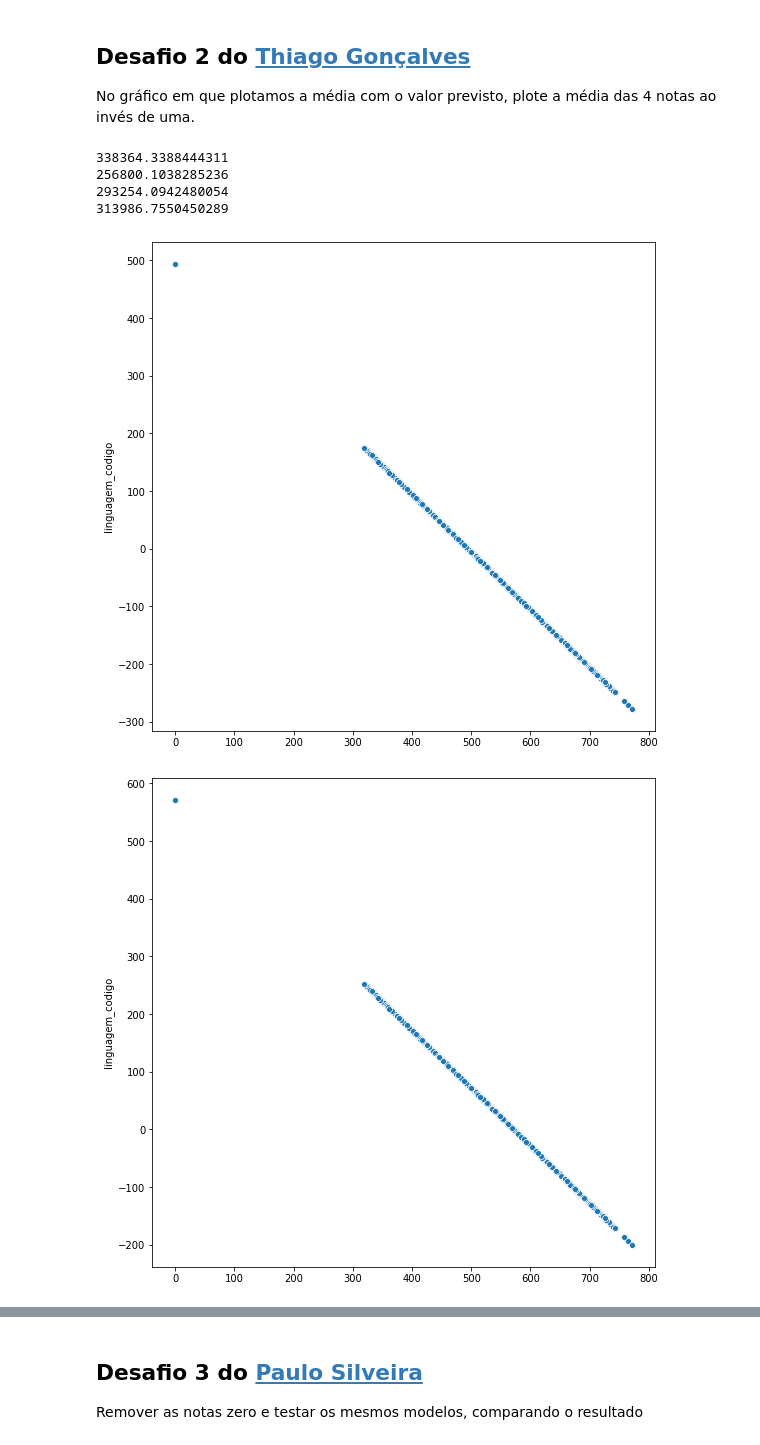
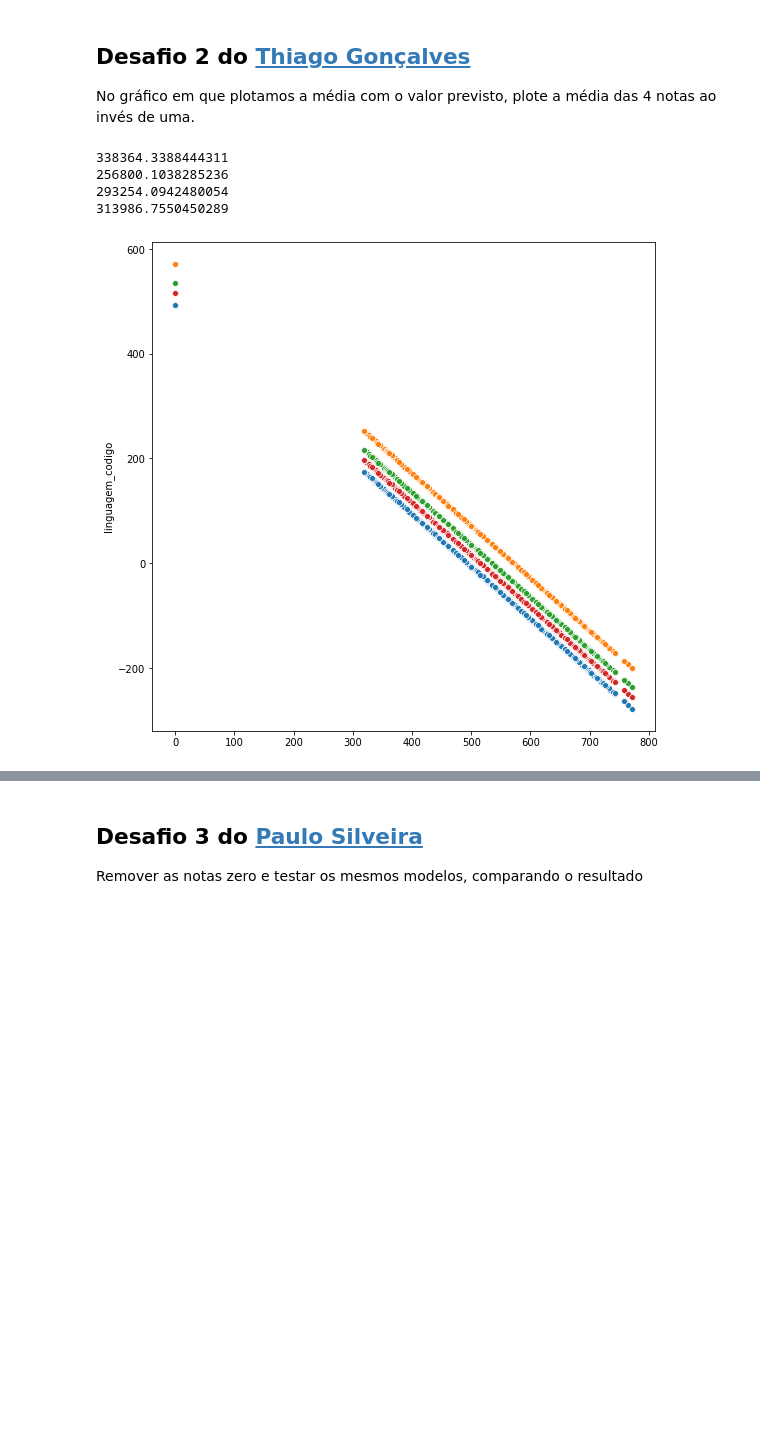
Before and after one commit to mateusmpbr/QuarentenaDados, a Jupyter notebook: QuarentenaDados_Aula05.ipynb, the cells around one changed output, grey strips where cells are left out. Saved outputs shown, nothing was run; the diff lists cells and outputs as text; code cells hidden in the pictures; blank space fills up the shorter version.

```diff
--- a/QuarentenaDados_Aula05.ipynb
+++ b/QuarentenaDados_Aula05.ipynb
@@ -404,29 +404,23 @@ print(mean_squared_error(y_teste, predicoes_notas_linguagem))
 
 No gráfico em que plotamos a média com o valor previsto, plote a média das 4 notas ao invés de uma.
 # %%
-plt.figure(figsize=(9,9))
+# OBS: Ter uma correlação alta não implica num MSE menor da média, pois 2 elementos podem ter uma correlação de "1"
+# e mesmo crescendo proporcionalmente, um pode ter o dobro do valor do outro (ou seja, 2-> 4 , 8-> 16).
 
-# OBS: Ter uma correlação alta não implica num MSE menor da média, pois 2 elementos podem ter uma correlação de "1"
-# e mesmo crescendo proporcionalmente, um pode ter o dobro do valor do outro (ou seja, 2->4 , 8-> 16).
-
-sns.scatterplot(x=y_teste.values, y=x_teste['ciencias_naturais'].mean()-y_teste)
-print(mean_squared_error(y_teste, x_teste['ciencias_naturais'].mean()-y_teste))
+print(mean_squared_error(y_teste, x_teste['ciencias_naturais'].mean() - y_teste))
+print(mean_squared_error(y_teste, x_teste['ciencias_humanas'].mean() - y_teste))
+print(mean_squared_error(y_teste, x_teste['matematica'].mean() - y_teste))
+print(mean_squared_error(y_teste, x_teste['redacao'].mean() - y_teste))
 
 plt.figure(figsize=(9,9))
-sns.scatterplot(x=y_teste.values, y=x_teste['ciencias_humanas'].mean()- y_teste)
-print(mean_squared_error(y_teste, x_teste['ciencias_humanas'].mean()- y_teste))
-
-plt.figure(figsize=(9,9))
+sns.scatterplot(x=y_teste.values, y=x_teste['ciencias_naturais'].mean() - y_teste)
+sns.scatterplot(x=y_teste.values, y=x_teste['ciencias_humanas'].mean() - y_teste)
 sns.scatterplot(x=y_teste.values, y=x_teste['matematica'].mean() - y_teste)
-print(mean_squared_error(y_teste, x_teste['matematica'].mean() - y_teste))
-
-plt.figure(figsize=(9,9))
 sns.scatterplot(x=y_teste.values, y=x_teste['redacao'].mean() - y_teste)
-print(mean_squared_error(y_teste, x_teste['redacao'].mean() - y_teste))
+plt.show()
 # %% [output]
 338364.3388444311
 256800.1038285236
 293254.0942480054
 313986.7550450289
-[figure, old version]
+[figure, new version]
-[figure, removed]
```
Also changed, not shown: parts of 4 cells of this notebook.
